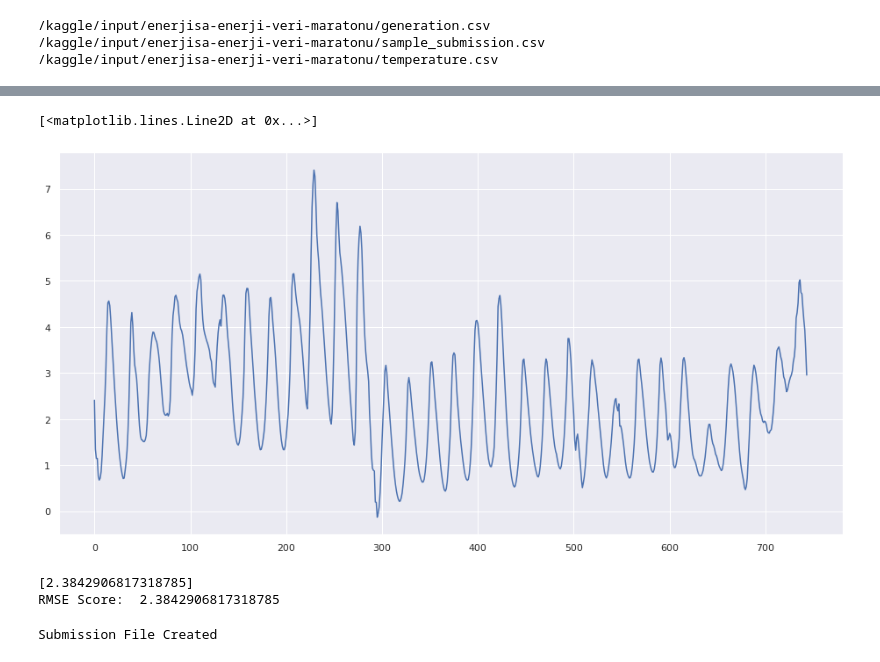
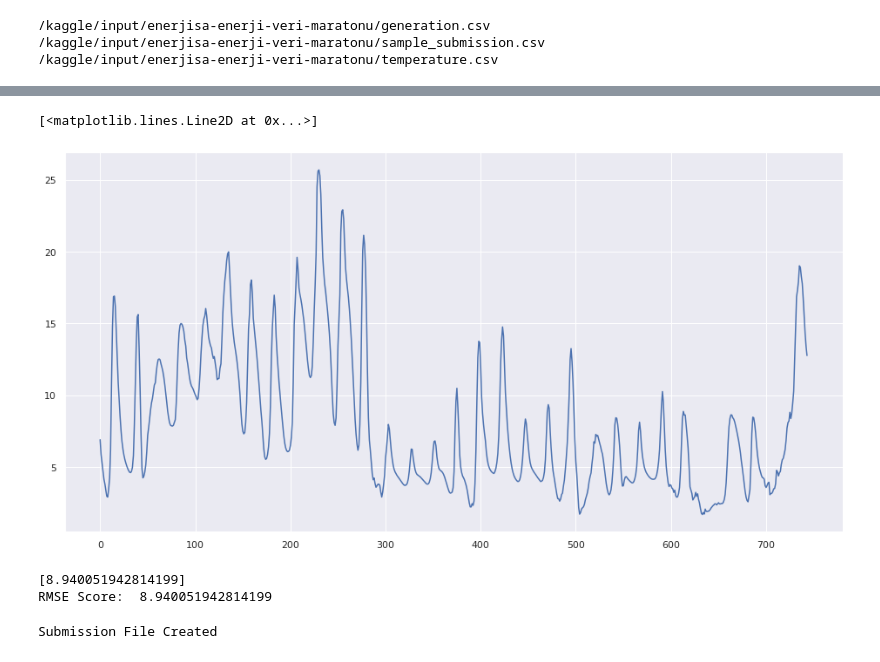
Before and after one commit to Aerospacerr/Enerjisa-Challenge, a Jupyter notebook: enerjisa-v1-submission.ipynb, the cells around one changed output, grey strips where cells are left out. Saved outputs shown, nothing was run; the diff lists cells and outputs as text; code cells hidden in the pictures.

Commit message:
Kaggle Notebook | enerjisa-v1-submission | Version 13

```diff
--- a/enerjisa-v1-submission.ipynb
+++ b/enerjisa-v1-submission.ipynb
@@ -33,3 +33,15 @@ from tensorflow.keras.models import Sequential
 from tensorflow.keras import callbacks
 from tensorflow.keras.preprocessing.sequence import TimeseriesGenerator
 from sklearn.preprocessing import MinMaxScaler
+# %%
+gen=pd.read_csv('../input/enerjisa-enerji-veri-maratonu/generation.csv', sep=';', decimal=',', parse_dates=True)
+#generation_nandrop=generation_source.dropna()
+
+temp=pd.read_csv('../input/enerjisa-enerji-veri-maratonu/temperature.csv', sep=';', decimal=',', parse_dates=True)
+#temperature_nandrop=temperature_source.drop(temperature_source.tail(95).index)
+
+df_train=temp.merge(gen, on='DateTime', how='left')
+df_train.drop(df_train.index[25560:], axis=0, inplace=True)
+
+df_train['DateTime'] = pd.to_datetime(df_train['DateTime'])
+df_train
@@ -35,0 +94,3 @@ from sklearn.preprocessing import MinMaxScaler
+# %%
+df_train["WWCode"].fillna(method='ffill',inplace=True)
+df_train.isna().sum()
@@ -101,6 +201,11 @@ memory usage: 1.8 MB
+# %%
+df_train=df_train.set_index('DateTime')
+df_train.index.freq='H'
 # %%
 #training data
-df_for_training=merged.drop(merged.tail(31*24).index)
+#df_for_training=merged.drop(merged.tail(31*24).index)
+df_for_training=df_train
+
 
 # hyperparameters
 LEARNING_RATE=1e-3
@@ -131,23 +236,23 @@ trainX, trainY=np.array(trainX), np.array(trainY)
 model=Sequential()
 
 model.add(LSTM(32, input_shape=(trainX.shape[1], trainX.shape[2]), return_sequences=True))
-model.add(Dropout(0.3))
+model.add(Dropout(0.5))
 model.add(BatchNormalization())
 
 model.add(LSTM(64, return_sequences=True))
-model.add(Dropout(0.3))
+model.add(Dropout(0.5))
 model.add(BatchNormalization())
 
 model.add(LSTM(128, return_sequences=True))
-model.add(Dropout(0.3))
+model.add(Dropout(0.5))
 model.add(BatchNormalization())
 
 model.add(LSTM(64, return_sequences=True))
-model.add(Dropout(0.3))
+model.add(Dropout(0.5))
 model.add(BatchNormalization())
 
 model.add(LSTM(32, return_sequences=False))
-model.add(Dropout(0.3))
+model.add(Dropout(0.5))
 model.add(BatchNormalization())
 
 model.add(Dense(1))
@@ -191,18 +296,17 @@ Minimum Validation Loss: 0.0054
 # %%
 n_hours_for_prediction=24*31
 
 forecast=model.predict(trainX[-n_hours_for_prediction:])
 
 forecast_copies=np.repeat(forecast, df_for_training.shape[1], axis=-1)
 y_pred_future=scaler.inverse_transform(forecast_copies)[:,0]
 
-k=df_for_training.Generation.mean()/y_pred_future.mean()
-y_pred_future=k*y_pred_future
+
 plt.figure(figsize=(16,8))
 plt.plot(y_pred_future)
 # %% [output]
 [<matplotlib.lines.Line2D at 0x...>]
-[figure, old version]
+[figure, new version]
 # %%
 from sklearn.metrics import mean_squared_error
 rmse_score = np.sqrt(mean_squared_error(trainY[-n_hours_for_prediction:], y_pred_future))
@@ -214,8 +318,8 @@ score_list.append(rmse_score)
 print(score_list)
 print("RMSE Score: ", np.mean(score_list))
 # %% [output]
-[2.3842906817318785]
-RMSE Score:  2.3842906817318785
+[8.940051942814199]
+RMSE Score:  8.940051942814199
 # %%
 submission = pd.read_csv('../input/enerjisa-enerji-veri-maratonu/sample_submission.csv')
 submission['Generation'] = y_pred_future
```
Also changed, not shown: parts of 14 cells of this notebook.
